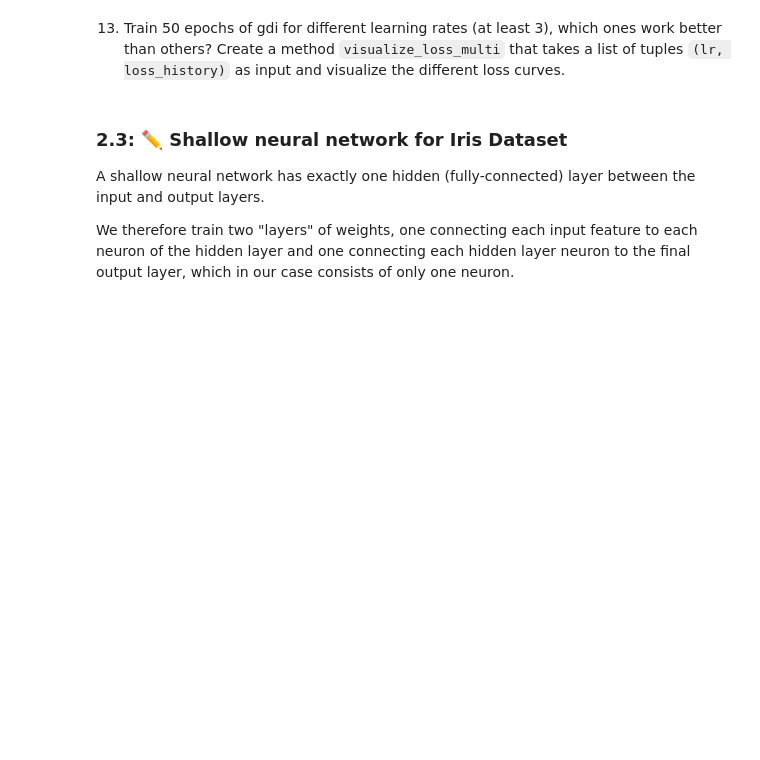
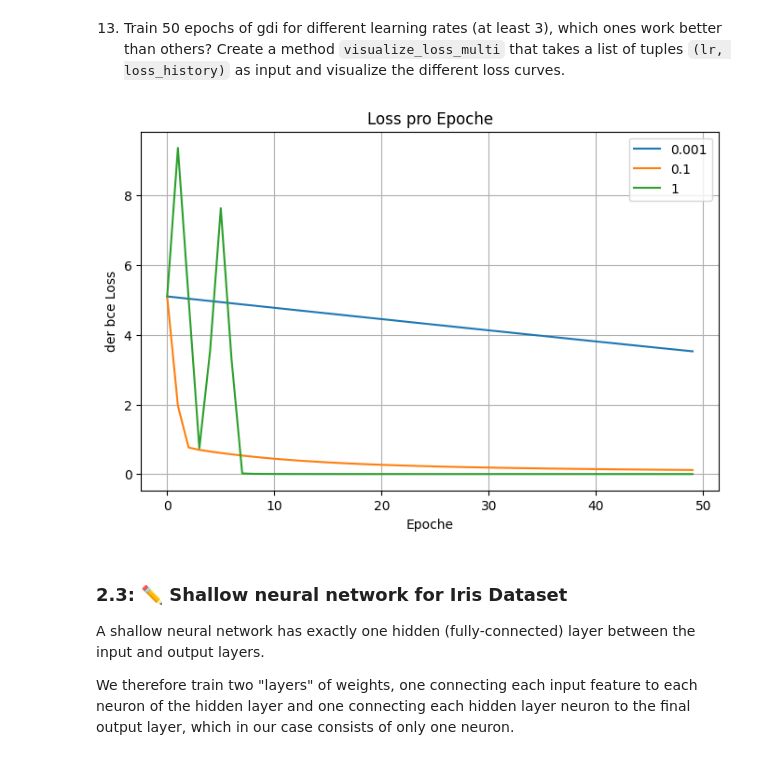
Before and after one commit to SchnilchMitte/ML-Template, a Jupyter notebook: A4_Neural_Networks_PyTorch.ipynb, the cells around one changed output. Saved outputs shown, nothing was run; the diff lists cells and outputs as text; code cells hidden in the pictures; blank space fills up the shorter version.

```diff
--- a/A4_Neural_Networks_PyTorch.ipynb
+++ b/A4_Neural_Networks_PyTorch.ipynb
@@ -585,6 +638,32 @@ def gdi(modelfunc, lossfunc, X, y, w0, alpha, max_epochs=500):
 13. Train 50 epochs of gdi for different learning rates (at least 3), which ones work better than others? Create a method ``visualize_loss_multi`` that takes a list of tuples ``(lr, loss_history)`` as input and visualize the different loss curves.
 # %%
 # TODO: Implement
+def visualize_loss_multi(tuples):
+
+
+    plt.figure(figsize=(8, 5))
+    for t in tuples:
+        loss_value = []
+        for err in t[1]:
+            loss_value.append(err.item())
+        plt.plot(loss_value, label=f"{t[0]}")
+    plt.title("Loss pro Epoche")
+    plt.xlabel("Epoche")
+    plt.ylabel("der bce Loss")
+    #plt.yscale("log")
+    plt.legend()
+    plt.grid(True)
+    plt.show()
+
+#w_history, l_history = gdi(logistic, bce, tensor_X, tensor_Y, w_init, alpha, 1000)
+listl = []
+listl.append((0.001, gdi(logistic, bce, tensor_X, tensor_Y, w_init, 0.001, 50)[1] ))
+listl.append((0.1, gdi(logistic, bce, tensor_X, tensor_Y, w_init, 0.1, 50)[1] ))
+listl.append((1, gdi(logistic, bce, tensor_X, tensor_Y, w_init, 1, 50)[1] ))
+
+visualize_loss_multi(listl)
+# %% [output]
+[figure, added]
 # %% [markdown]
 ### 2.3: ✏️ Shallow neural network for Iris Dataset
 
```
Also changed, not shown: parts of 21 cells of this notebook.
